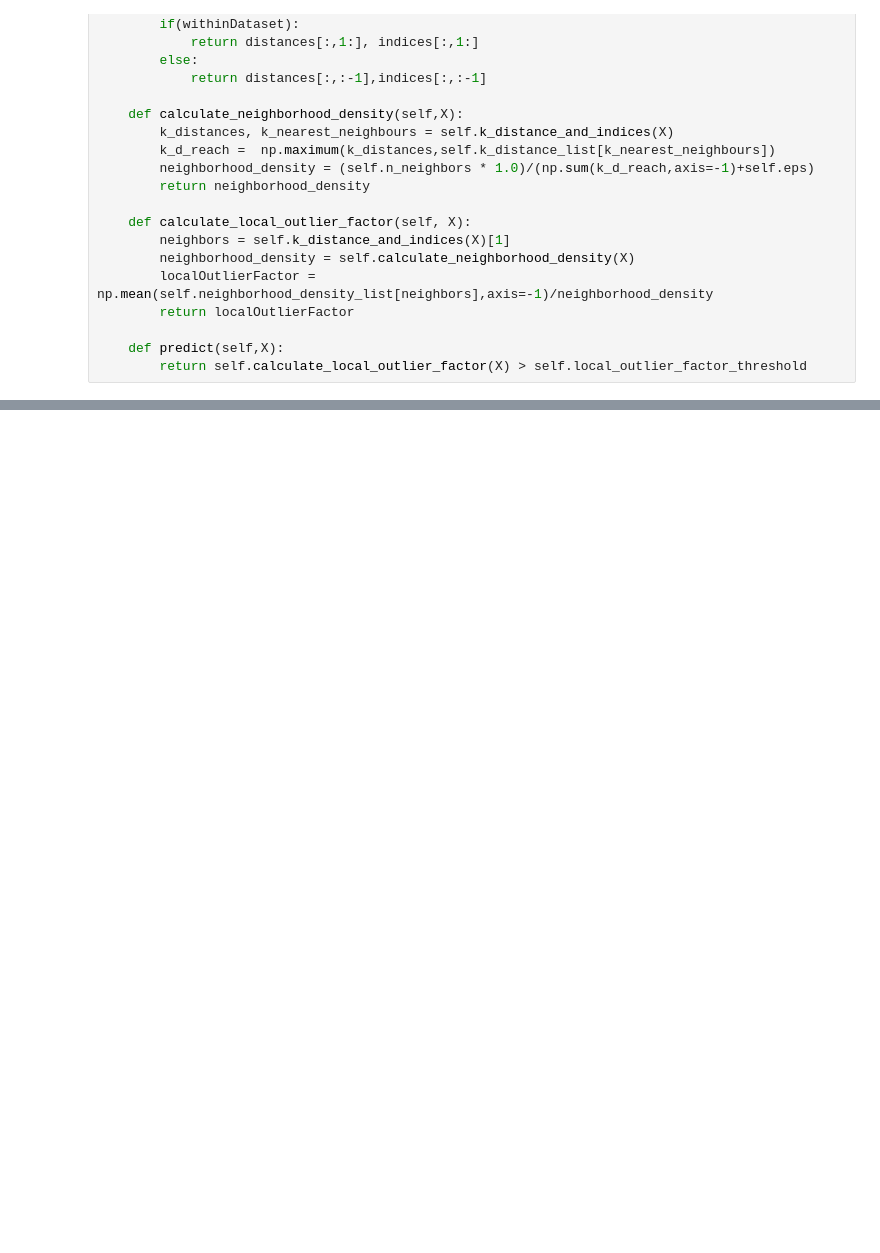
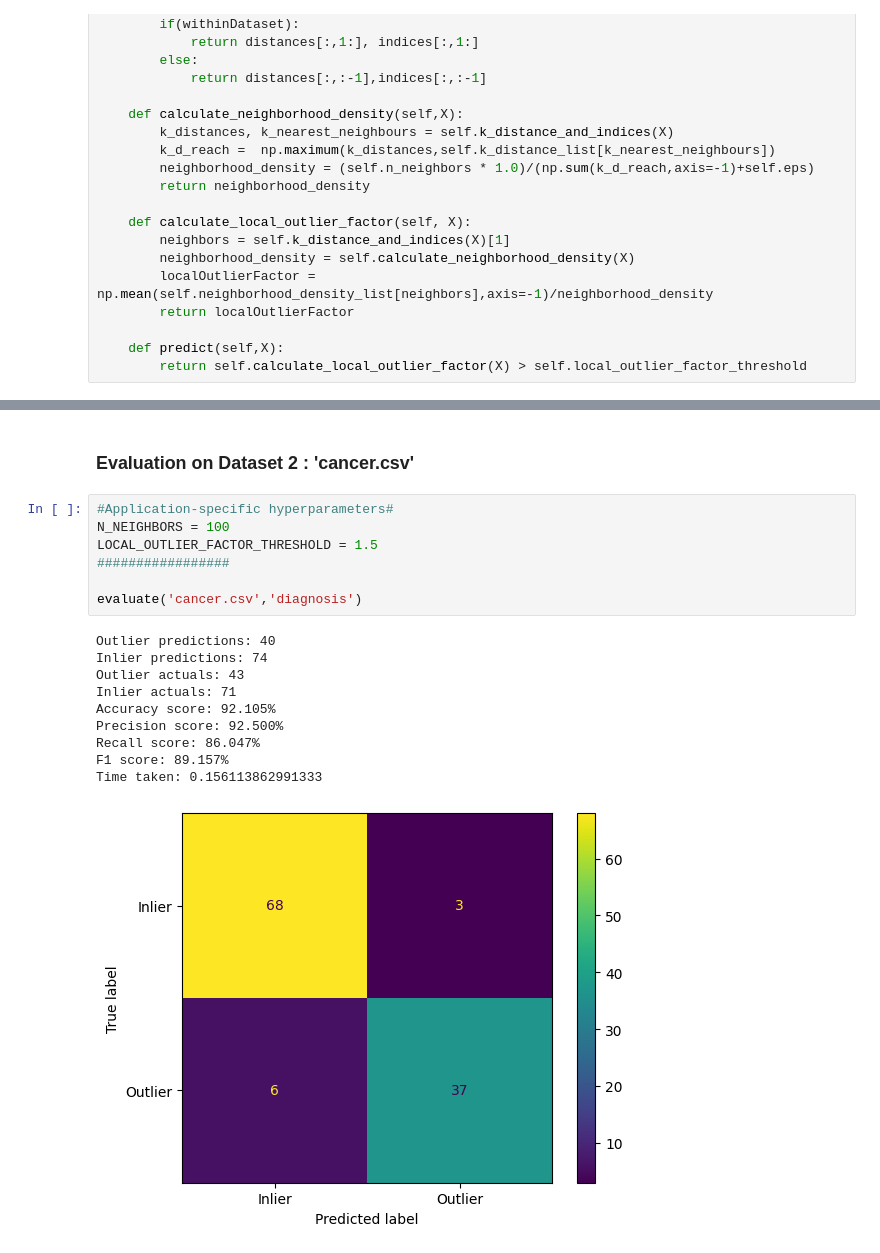
Before and after one commit to Sidd438/MLproject2024, a Jupyter notebook: LocalOutlierFactor.ipynb, the cells around one changed output, grey strips where cells are left out. Cells and saved outputs as stored; diff of their text form; blank space fills up the shorter version.

```diff
--- a/LocalOutlierFactor.ipynb
+++ b/LocalOutlierFactor.ipynb
@@ -121,0 +101,20 @@ Time taken: 0.14125609397888184
+# %% [markdown]
+### Evaluation on Dataset 2 : 'cancer.csv'
+# %%
+#Application-specific hyperparameters#
+N_NEIGHBORS = 100
+LOCAL_OUTLIER_FACTOR_THRESHOLD = 1.5
+#################
+
+evaluate('cancer.csv','diagnosis')
+# %% [output]
+Outlier predictions: 40
+Inlier predictions: 74
+Outlier actuals: 43
+Inlier actuals: 71
+Accuracy score: 92.105%
+Precision score: 92.500%
+Recall score: 86.047%
+F1 score: 89.157%
+Time taken: 0.156113862991333
+[figure, added]
```
Also changed, not shown: parts of 8 cells of this notebook, 2 other files.
